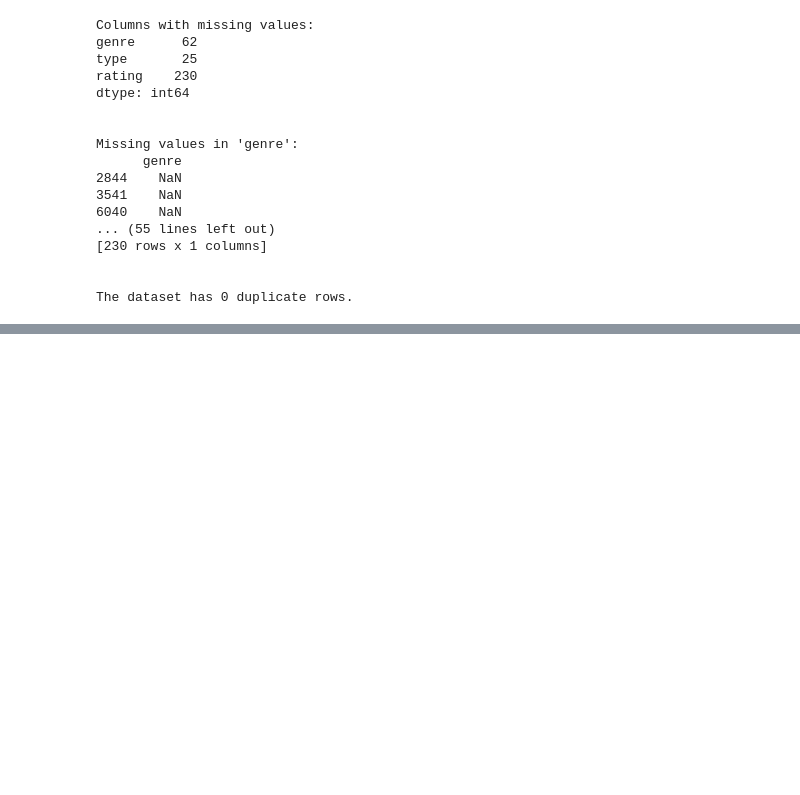
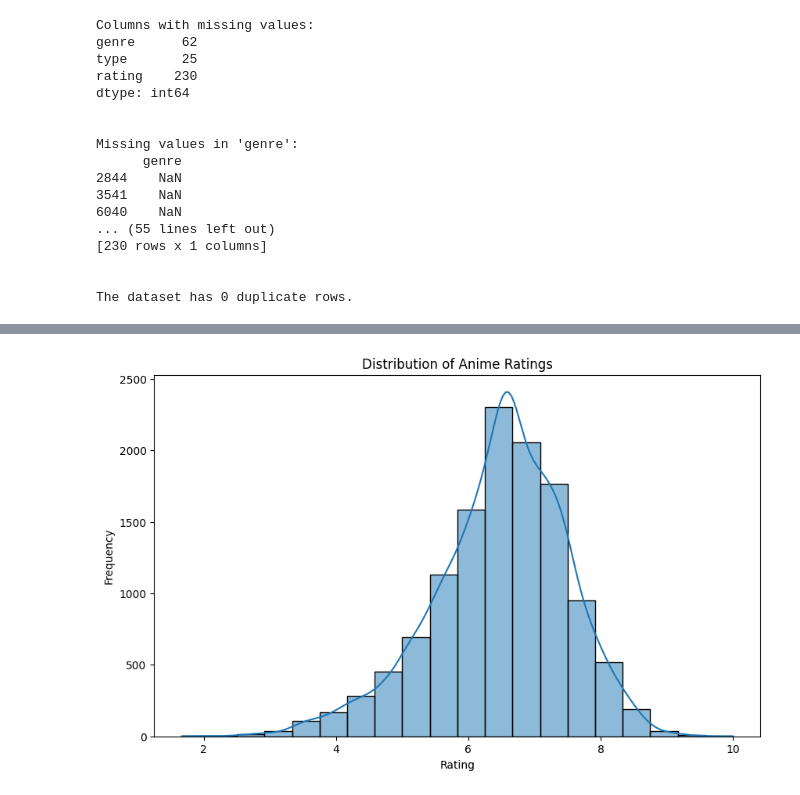
Before and after one commit to MoteneJan/JB1_2401FTDS, a Jupyter notebook: JB1_2401FTDS.ipynb, the cells around one changed output, grey strips where cells are left out. Cells and saved outputs as stored; diff of their text form; code cells hidden in the pictures; blank space fills up the shorter version.

```diff
--- a/JB1_2401FTDS.ipynb
+++ b/JB1_2401FTDS.ipynb
@@ -320,0 +569,20 @@ cleaned_anime_df.head()
+# %%
+# Set up the figure size
+plt.figure(figsize=(10, 6))
+
+# Create a histogram plot with a kernel density estimate
+sns.histplot(cleaned_anime_df['rating'], bins=20, kde=True)
+
+# Set the title of the plot
+plt.title('Distribution of Anime Ratings')
+
+# Label the x-axis
+plt.xlabel('Rating')
+
+# Label the y-axis
+plt.ylabel('Frequency')
+
+# Display the plot
+plt.show()
+# %% [output]
+[figure, added]
```
Also changed, not shown: parts of 59 cells of this notebook.
